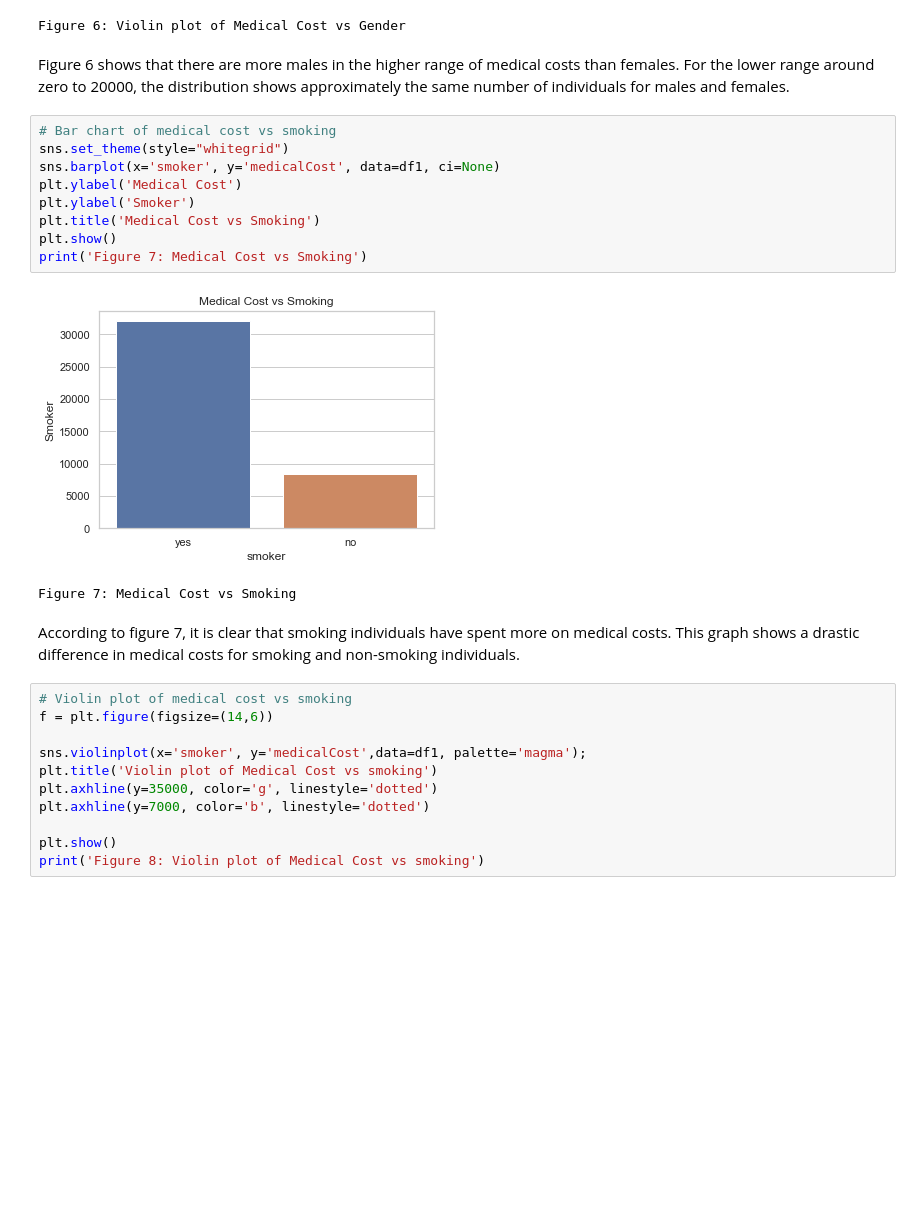
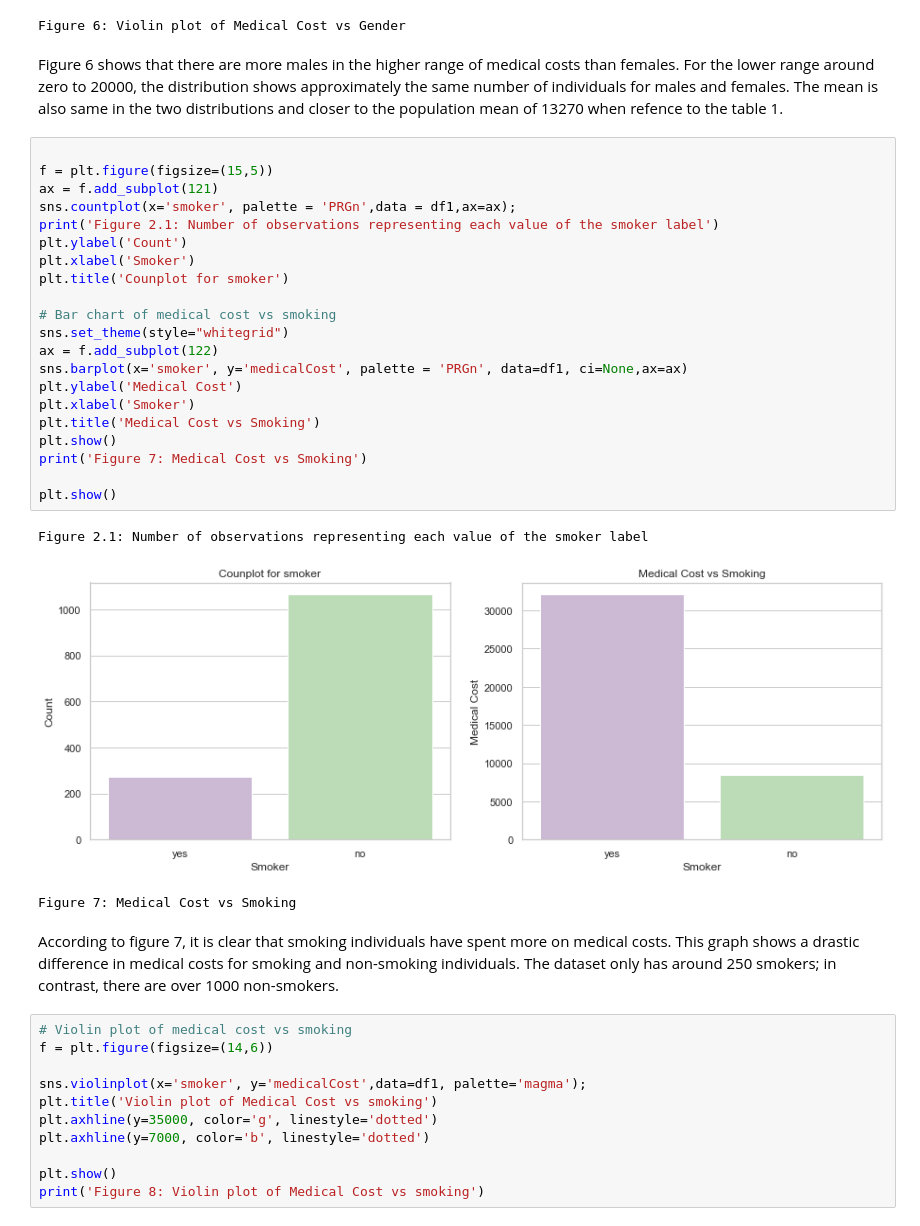
Before and after one commit to chanyadeshani/machine_learning, a Jupyter notebook: MachineLearningandOptimization_CT7205_4107143_ChanaySubasingha.ipynb, the cells around one changed output. Drawn from its saved outputs; the diff is of its cells as text; blank space fills up the shorter version.

```diff
--- a/MachineLearningandOptimization_CT7205_4107143_ChanaySubasingha.ipynb
+++ b/MachineLearningandOptimization_CT7205_4107143_ChanaySubasingha.ipynb
@@ -204,21 +237,34 @@ print('Figure 6: Violin plot of Medical Cost vs Gender')
 [figure]
 Figure 6: Violin plot of Medical Cost vs Gender
 # %% [markdown]
-Figure 6 shows that there are more males in the higher range of medical costs than females. For the lower range around zero to 20000, the distribution shows approximately the same number of individuals for males and females.
+Figure 6 shows that there are more males in the higher range of medical costs than females. For the lower range around zero to 20000, the distribution shows approximately the same number of individuals for males and females. The mean is also same in the two distributions and closer to the population mean of 13270 when refence to the table 1.
 # %%
+
+f = plt.figure(figsize=(15,5))
+ax = f.add_subplot(121)
+sns.countplot(x='smoker', palette = 'PRGn',data = df1,ax=ax);
+print('Figure 2.1: Number of observations representing each value of the smoker label')
+plt.ylabel('Count')
+plt.xlabel('Smoker')
+plt.title('Counplot for smoker')
+
 # Bar chart of medical cost vs smoking
 sns.set_theme(style="whitegrid")
-sns.barplot(x='smoker', y='medicalCost', data=df1, ci=None)
+ax = f.add_subplot(122)
+sns.barplot(x='smoker', y='medicalCost', palette = 'PRGn', data=df1, ci=None,ax=ax)
 plt.ylabel('Medical Cost')
-plt.ylabel('Smoker')
+plt.xlabel('Smoker')
 plt.title('Medical Cost vs Smoking')
 plt.show()
 print('Figure 7: Medical Cost vs Smoking')
+
+plt.show()
 # %% [output]
+Figure 2.1: Number of observations representing each value of the smoker label
-[figure, old version]
+[figure, new version]
-Figure 7: Medical Cost vs Smoking
+Figure 7: Medical Cost vs Smoking
 # %% [markdown]
-According to figure 7, it is clear that smoking individuals have spent more on medical costs. This graph shows a drastic difference in medical costs for smoking and non-smoking individuals.
+According to figure 7, it is clear that smoking individuals have spent more on medical costs. This graph shows a drastic difference in medical costs for smoking and non-smoking individuals. The dataset only has around 250 smokers; in contrast, there are over 1000 non-smokers.
 # %%
 # Violin plot of medical cost vs smoking
 f = plt.figure(figsize=(14,6))
```
Also changed, not shown: parts of 47 cells of this notebook.
